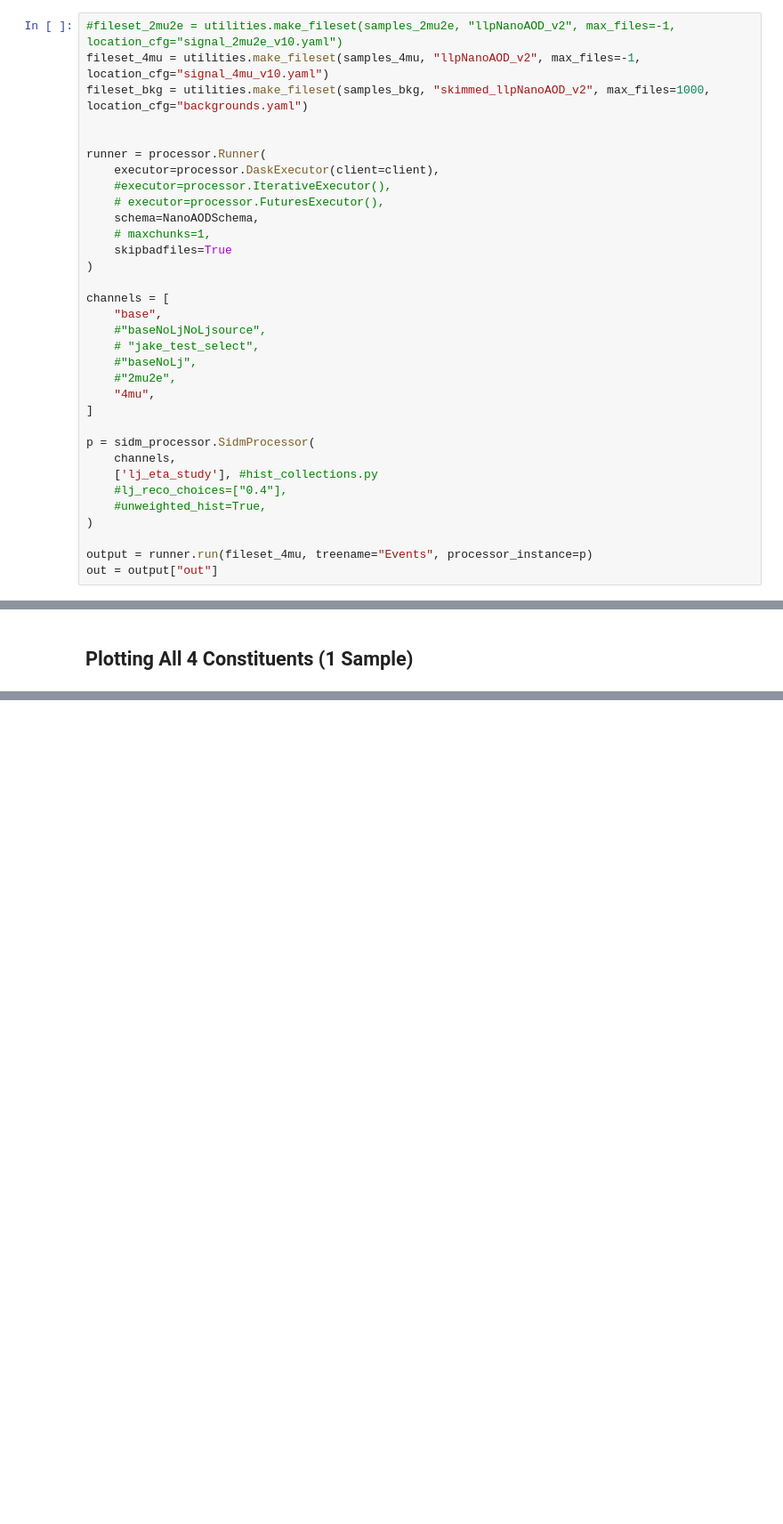
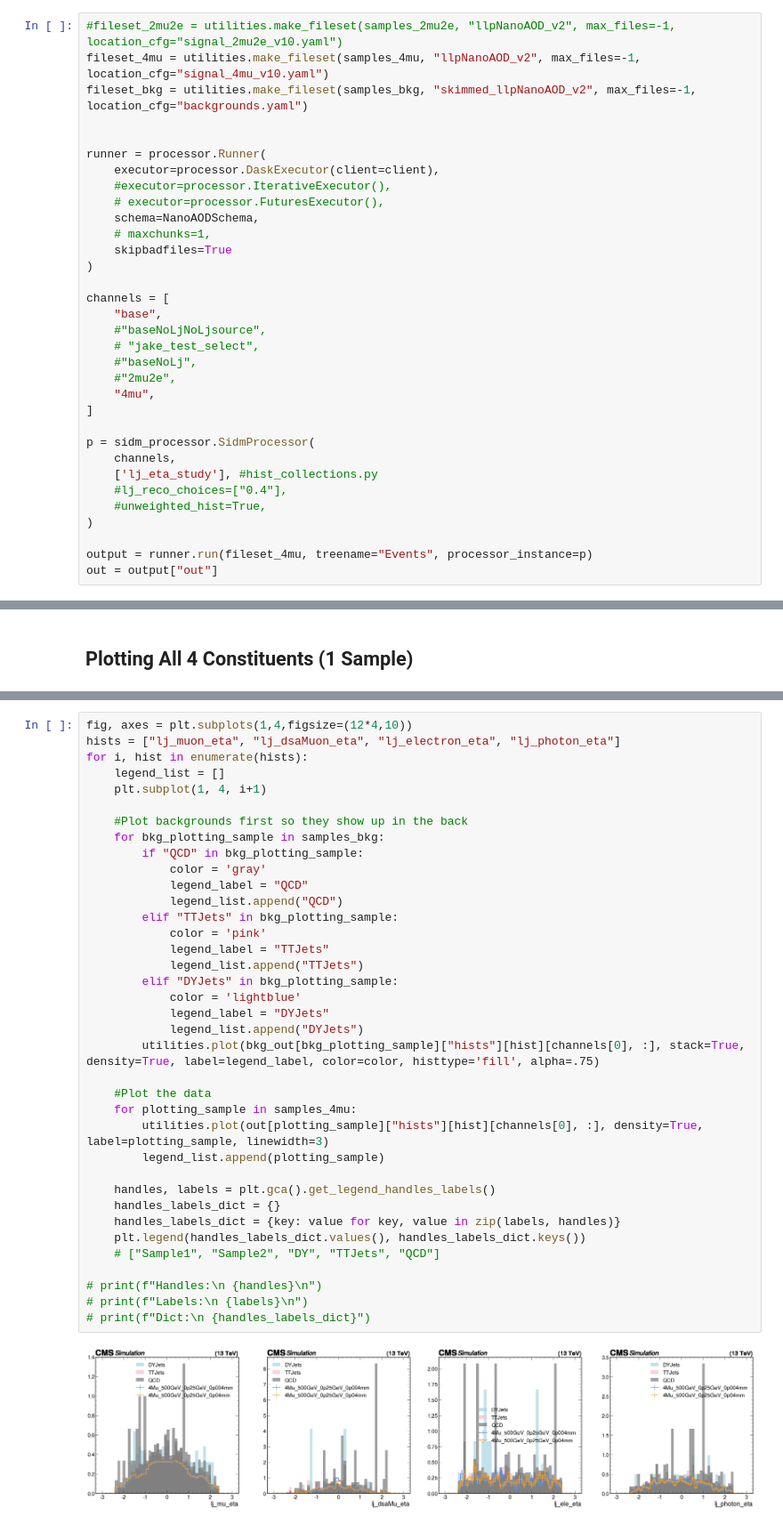
Before and after one commit to 316JakeMorris/SIDM, a Jupyter notebook: sidm/studies/LJ_Object_Eta/LJ_obj_eta.ipynb, the cells around one changed output, grey strips where cells are left out. Shown at 89% size. Saved outputs shown, nothing was run; the diff lists cells and outputs as text; blank space fills up the shorter version.

Commit message:
Updated background plotting

```diff
--- a/sidm/studies/LJ_Object_Eta/LJ_obj_eta.ipynb
+++ b/sidm/studies/LJ_Object_Eta/LJ_obj_eta.ipynb
@@ -110,7 +120,7 @@ samples_bkg = [
 # %%
 #fileset_2mu2e = utilities.make_fileset(samples_2mu2e, "llpNanoAOD_v2", max_files=-1, location_cfg="signal_2mu2e_v10.yaml")
 fileset_4mu = utilities.make_fileset(samples_4mu, "llpNanoAOD_v2", max_files=-1, location_cfg="signal_4mu_v10.yaml")
-fileset_bkg = utilities.make_fileset(samples_bkg, "skimmed_llpNanoAOD_v2", max_files=1000, location_cfg="backgrounds.yaml")
+fileset_bkg = utilities.make_fileset(samples_bkg, "skimmed_llpNanoAOD_v2", max_files=-1, location_cfg="backgrounds.yaml")
 
 
 runner = processor.Runner(
@@ -207,0 +227,39 @@ for i, hist in enumerate(hists):
+# %%
+fig, axes = plt.subplots(1,4,figsize=(12*4,10))
+hists = ["lj_muon_eta", "lj_dsaMuon_eta", "lj_electron_eta", "lj_photon_eta"]
+for i, hist in enumerate(hists):
+    legend_list = []
+    plt.subplot(1, 4, i+1)
+
+    #Plot backgrounds first so they show up in the back
+    for bkg_plotting_sample in samples_bkg:
+        if "QCD" in bkg_plotting_sample:
+            color = 'gray'
+            legend_label = "QCD"
+            legend_list.append("QCD")
+        elif "TTJets" in bkg_plotting_sample:
+            color = 'pink'
+            legend_label = "TTJets"
+            legend_list.append("TTJets")
+        elif "DYJets" in bkg_plotting_sample:
+            color = 'lightblue'
+            legend_label = "DYJets"
+            legend_list.append("DYJets")
+        utilities.plot(bkg_out[bkg_plotting_sample]["hists"][hist][channels[0], :], stack=True, density=True, label=legend_label, color=color, histtype='fill', alpha=.75)
+
+    #Plot the data
+    for plotting_sample in samples_4mu:
+        utilities.plot(out[plotting_sample]["hists"][hist][channels[0], :], density=True, label=plotting_sample, linewidth=3)
+        legend_list.append(plotting_sample)
+
+    handles, labels = plt.gca().get_legend_handles_labels()
+    handles_labels_dict = {}
+    handles_labels_dict = {key: value for key, value in zip(labels, handles)}
+    plt.legend(handles_labels_dict.values(), handles_labels_dict.keys())
+    # ["Sample1", "Sample2", "DY", "TTJets", "QCD"]
+
+# print(f"Handles:\n {handles}\n")
+# print(f"Labels:\n {labels}\n")
+# print(f"Dict:\n {handles_labels_dict}")
+# %% [output]
+[figure, added]
```
Also changed, not shown: parts of 11 cells of this notebook.
